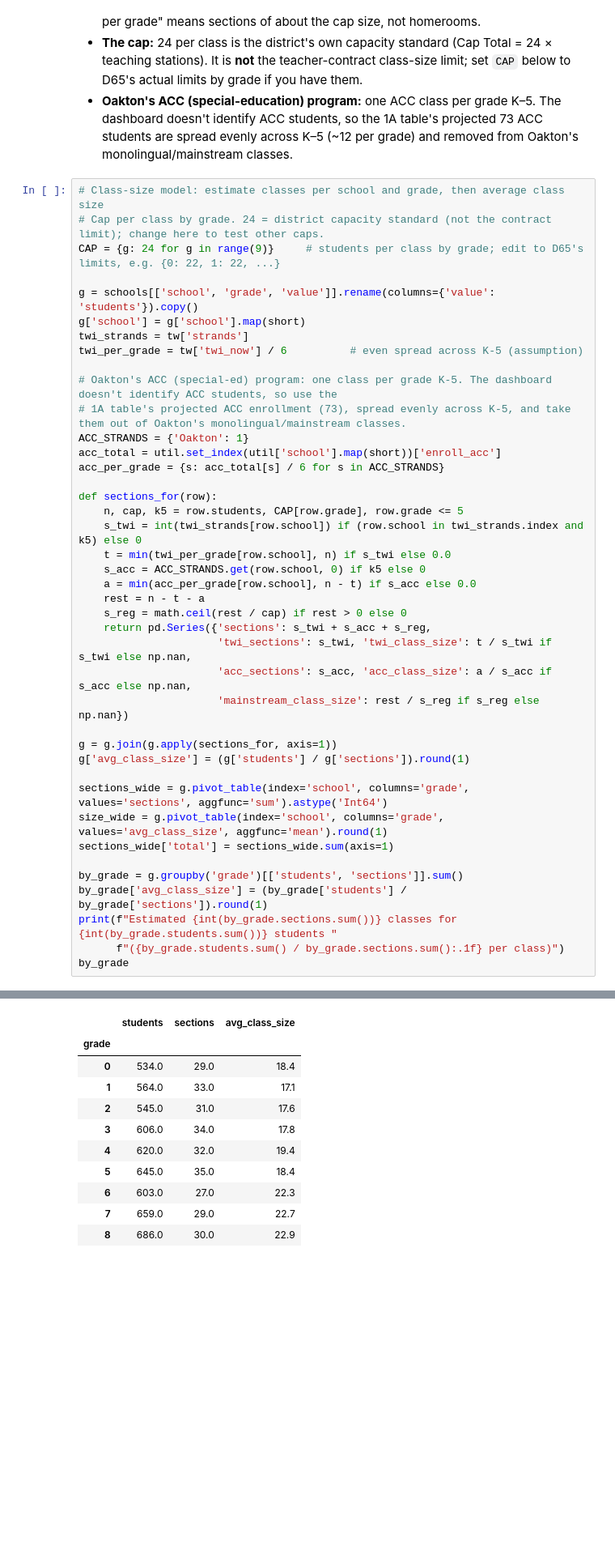
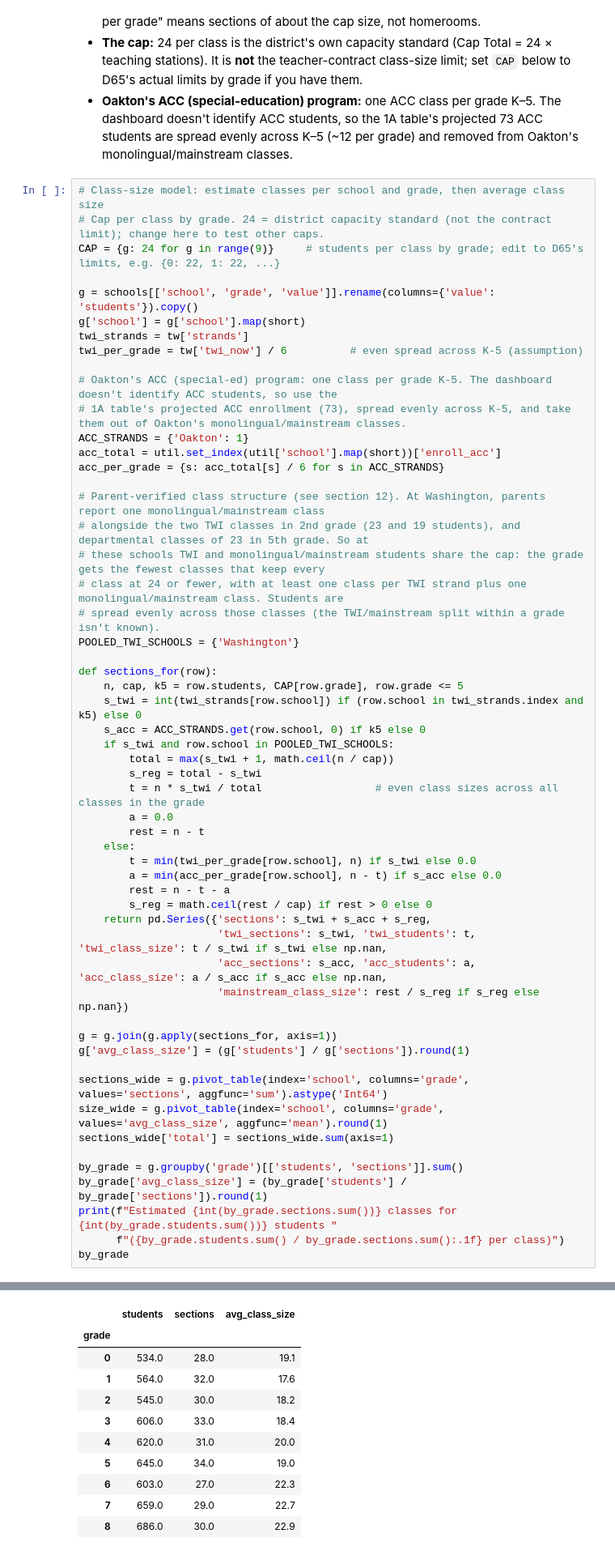
Before and after one commit to jmclip/enrollment_fall26, a Jupyter notebook: d65_enrollment_by_building.ipynb, the cells around one changed output, grey strips where cells are left out. Shown at 81% size. Saved outputs shown, nothing was run; the diff lists cells and outputs as text; blank space fills up the shorter version.

```diff
--- a/d65_enrollment_by_building.ipynb
+++ b/d65_enrollment_by_building.ipynb
@@ -868,17 +869,31 @@ ACC_STRANDS = {'Oakton': 1}
 acc_total = util.set_index(util['school'].map(short))['enroll_acc']
 acc_per_grade = {s: acc_total[s] / 6 for s in ACC_STRANDS}
 
+# Parent-verified class structure (see section 12). At Washington, parents report one monolingual/mainstream class
+# alongside the two TWI classes in 2nd grade (23 and 19 students), and departmental classes of 23 in 5th grade. So at
+# these schools TWI and monolingual/mainstream students share the cap: the grade gets the fewest classes that keep every
+# class at 24 or fewer, with at least one class per TWI strand plus one monolingual/mainstream class. Students are
+# spread evenly across those classes (the TWI/mainstream split within a grade isn't known).
+POOLED_TWI_SCHOOLS = {'Washington'}
+
 def sections_for(row):
     n, cap, k5 = row.students, CAP[row.grade], row.grade <= 5
     s_twi = int(twi_strands[row.school]) if (row.school in twi_strands.index and k5) else 0
-    t = min(twi_per_grade[row.school], n) if s_twi else 0.0
     s_acc = ACC_STRANDS.get(row.school, 0) if k5 else 0
-    a = min(acc_per_grade[row.school], n - t) if s_acc else 0.0
-    rest = n - t - a
-    s_reg = math.ceil(rest / cap) if rest > 0 else 0
+    if s_twi and row.school in POOLED_TWI_SCHOOLS:
+        total = max(s_twi + 1, math.ceil(n / cap))
+        s_reg = total - s_twi
+        t = n * s_twi / total                  # even class sizes across all classes in the grade
+        a = 0.0
+        rest = n - t
+    else:
+        t = min(twi_per_grade[row.school], n) if s_twi else 0.0
+        a = min(acc_per_grade[row.school], n - t) if s_acc else 0.0
+        rest = n - t - a
+        s_reg = math.ceil(rest / cap) if rest > 0 else 0
     return pd.Series({'sections': s_twi + s_acc + s_reg,
-                      'twi_sections': s_twi, 'twi_class_size': t / s_twi if s_twi else np.nan,
-                      'acc_sections': s_acc, 'acc_class_size': a / s_acc if s_acc else np.nan,
+                      'twi_sections': s_twi, 'twi_students': t, 'twi_class_size': t / s_twi if s_twi else np.nan,
+                      'acc_sections': s_acc, 'acc_students': a, 'acc_class_size': a / s_acc if s_acc else np.nan,
                       'mainstream_class_size': rest / s_reg if s_reg else np.nan})
 
 g = g.join(g.apply(sections_for, axis=1))
@@ -898,11 +913,11 @@ Estimated 280 classes for 5462 students (19.5 per class)
 |  | students | sections | avg_class_size |
 | grade |  |  |  |
-| 0 | 534.0 | 29.0 | 18.4 |
-| 1 | 564.0 | 33.0 | 17.1 |
-| 2 | 545.0 | 31.0 | 17.6 |
-| 3 | 606.0 | 34.0 | 17.8 |
-| 4 | 620.0 | 32.0 | 19.4 |
-| 5 | 645.0 | 35.0 | 18.4 |
+| 0 | 534.0 | 28.0 | 19.1 |
+| 1 | 564.0 | 32.0 | 17.6 |
+| 2 | 545.0 | 30.0 | 18.2 |
+| 3 | 606.0 | 33.0 | 18.4 |
+| 4 | 620.0 | 31.0 | 20.0 |
+| 5 | 645.0 | 34.0 | 19.0 |
 | 6 | 603.0 | 27.0 | 22.3 |
 | 7 | 659.0 | 29.0 | 22.7 |
 | 8 | 686.0 | 30.0 | 22.9 |
```
Also changed, not shown: parts of 20 cells of this notebook, 14 other files.
